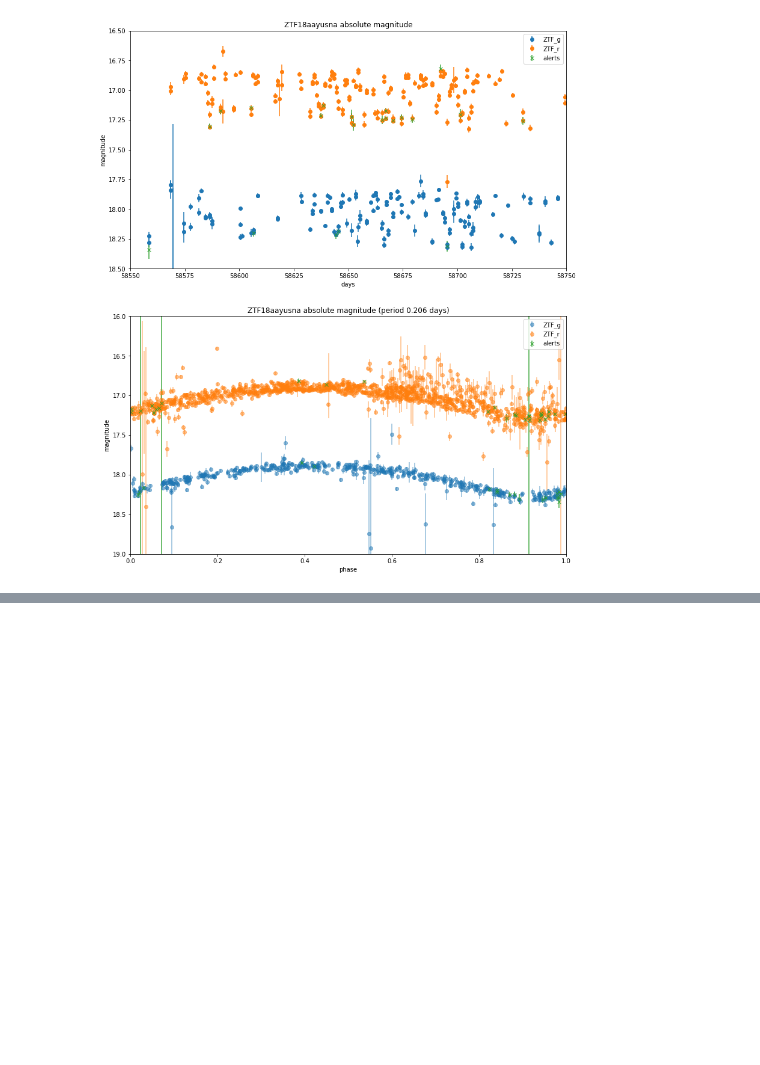
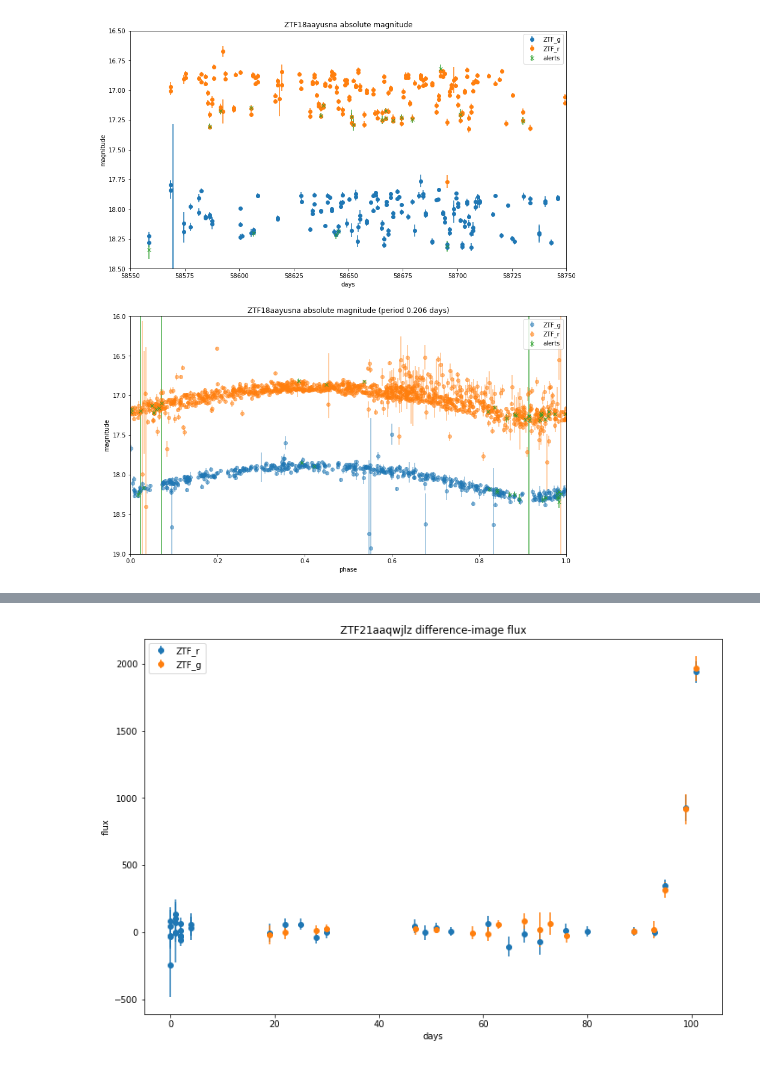
Before and after one commit to alercebroker/lc_classifier, a Jupyter notebook: forced_photometry_data/Data exploration.ipynb, the cells around one changed output, grey strips where cells are left out. Drawn from its saved outputs; the diff is of its cells as text; code cells hidden in the pictures; blank space fills up the shorter version.

```diff
--- a/forced_photometry_data/Data exploration.ipynb
+++ b/forced_photometry_data/Data exploration.ipynb
@@ -534,0 +685,3 @@ plt.show()
+# %%
+lightcurve_df = parse_lightcurve_txt('forcedphotometry_req00012234_lc_ZTF21aaqwjlz.txt')
+lightcurve_df.columns
@@ -534,0 +699,26 @@ plt.show()
+# %%
+time = lightcurve_df['jd']
+time -= time.min()
+
+diff_flux = lightcurve_df['forcediffimflux']
+diff_flux_unc = lightcurve_df['forcediffimfluxunc']
+fig = plt.figure(figsize=(12, 8))
+fig.set_facecolor('white')
+for ztf_filter in lightcurve_df['filter'].unique():
+    mask = lightcurve_df['filter'] == ztf_filter
+    plt.errorbar(
+        time[mask],
+        diff_flux[mask],
+        yerr=diff_flux_unc[mask],
+        marker='o',
+        linestyle='',
+        label=ztf_filter
+    )
+plt.legend()
+
+plt.xlabel('days')
+plt.ylabel('flux')
+plt.title('ZTF21aaqwjlz difference-image flux')
+plt.show()
+# %% [output]
+[figure, added]
```
Also changed, not shown: parts of 16 cells of this notebook, 10 other files.
